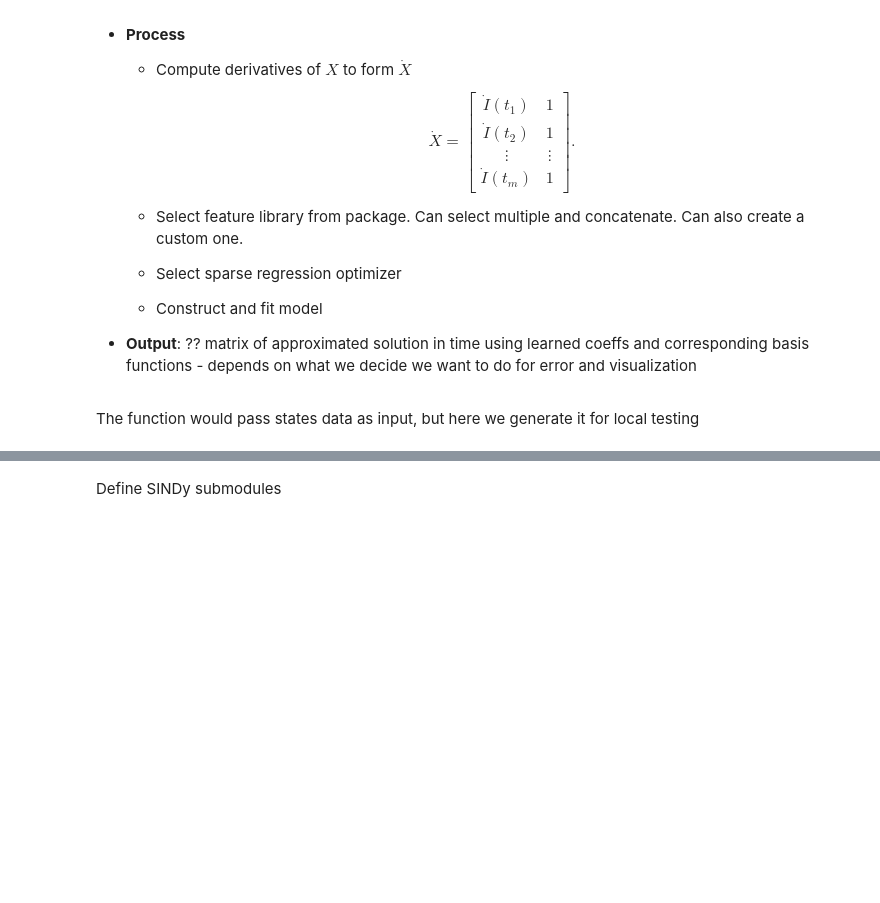
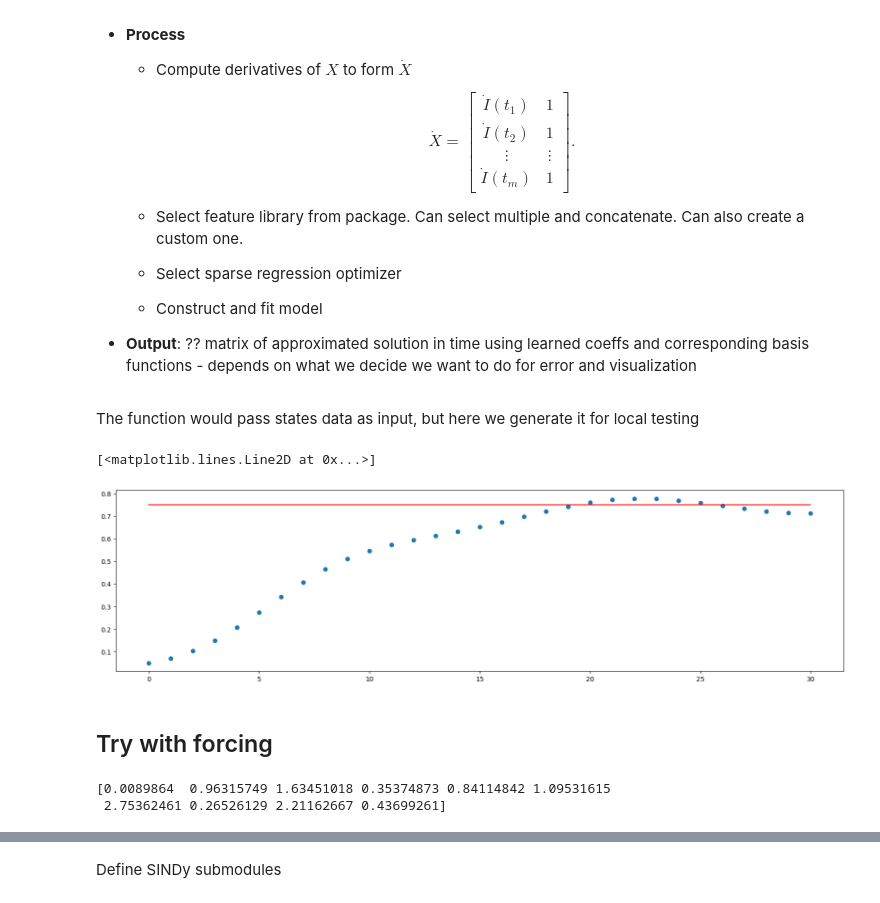
Before and after one commit to MKupperman/KernelPDEforBioProject, a Jupyter notebook: Notebooks/demo_SINDy.ipynb, the cells around one changed output, grey strips where cells are left out. Drawn from its saved outputs; the diff is of its cells as text; code cells hidden in the pictures; blank space fills up the shorter version.

```diff
--- a/Notebooks/demo_SINDy.ipynb
+++ b/Notebooks/demo_SINDy.ipynb
@@ -121,10 +125,10 @@ The function would pass states data as input, but here we generate it for local
 # %%
 import KBio
 # %%
-beta = 4e-3
-gamma = 1e-3
+beta = 4e-3 *100
+gamma = 1e-3 *100
 T_final = 3e1
 dt = 1e-2  # for Euler step
 data = KBio.rectangular_grid([0], [3e1], [30 + 1])
 sim = KBio.SIS_sim(dt=dt, T_final=T_final, beta=beta, gamma=gamma, I0 = 5, S0 = 95)
-sim(data, forcing = lambda x: 1.8e-4*np.sin(0.01 + 0.4*x))
+sim(data, forcing = lambda x: 1.8e-2*np.sin(0.01 + 0.4*x))
@@ -134,0 +135,12 @@ X = [I,t] # not sure if this is the right code, but need to assemble a matrix wi
+# %%
+plt.figure(figsize=(20,5))
+plt.plot(data.grid_tensors[0], data.grid_tensors_values, 'o')
+# Put a vertical line at asymptotic steady state under no perturbation
+steady_state = sim.asymptotic_steady_state() # 1 - 1/R0
+# horizontal line from 0 to T_max at the asymptotic steady state
+plt.plot([0, np.max(data.grid_tensors[0])], [steady_state, steady_state], 'r')
+# %% [output]
+[<matplotlib.lines.Line2D at 0x...>]
+[figure, added]
+# %% [markdown]
+## Try with forcing
@@ -134,0 +153,16 @@ X = [I,t] # not sure if this is the right code, but need to assemble a matrix wi
+# %%
+n_samples_oscillatory = 10
+# use log-uniform distribution to generate amplitudes
+amplitudes = 10 ** (np.random.uniform(-1.8, -0.9, n_samples_oscillatory))
+
+# use uniform distribution to generate frequencies
+shifts = np.random.uniform(0, np.pi, n_samples_oscillatory)
+print(shifts)
+frequencies = np.random.uniform(1, 6, n_samples_oscillatory)
+forcing_functions = [partial(oscillatory_forcing, amplitude, shift, frequency) for amplitude, shift, frequency in zip(amplitudes, shifts, frequencies)]
+grids_oscillatory = [KBio.rectangular_grid([0], [30], [301]) for _ in range(n_samples_oscillatory)]
+for grid, amplitude, shift, frequency, fn in zip(grids_oscillatory, amplitudes, shifts, frequencies, forcing_functions):
+    sim(grid, forcing = fn)
+# %% [output]
+[0.0089864  0.96315749 1.63451018 0.35374873 0.84114842 1.09531615
+ 2.75362461 0.26526129 2.21162667 0.43699261]
```
Also changed, not shown: parts of 11 cells of this notebook.
